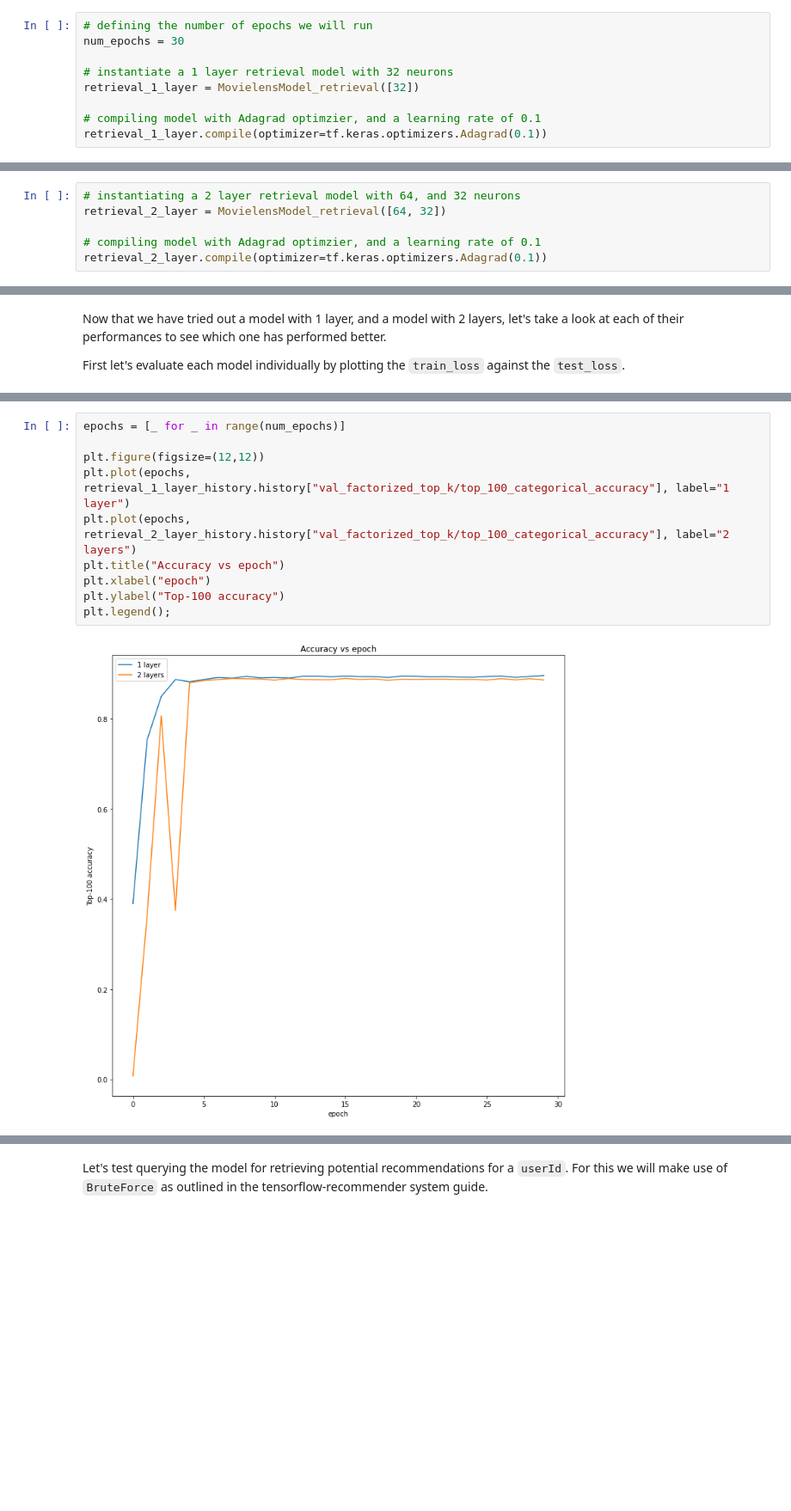
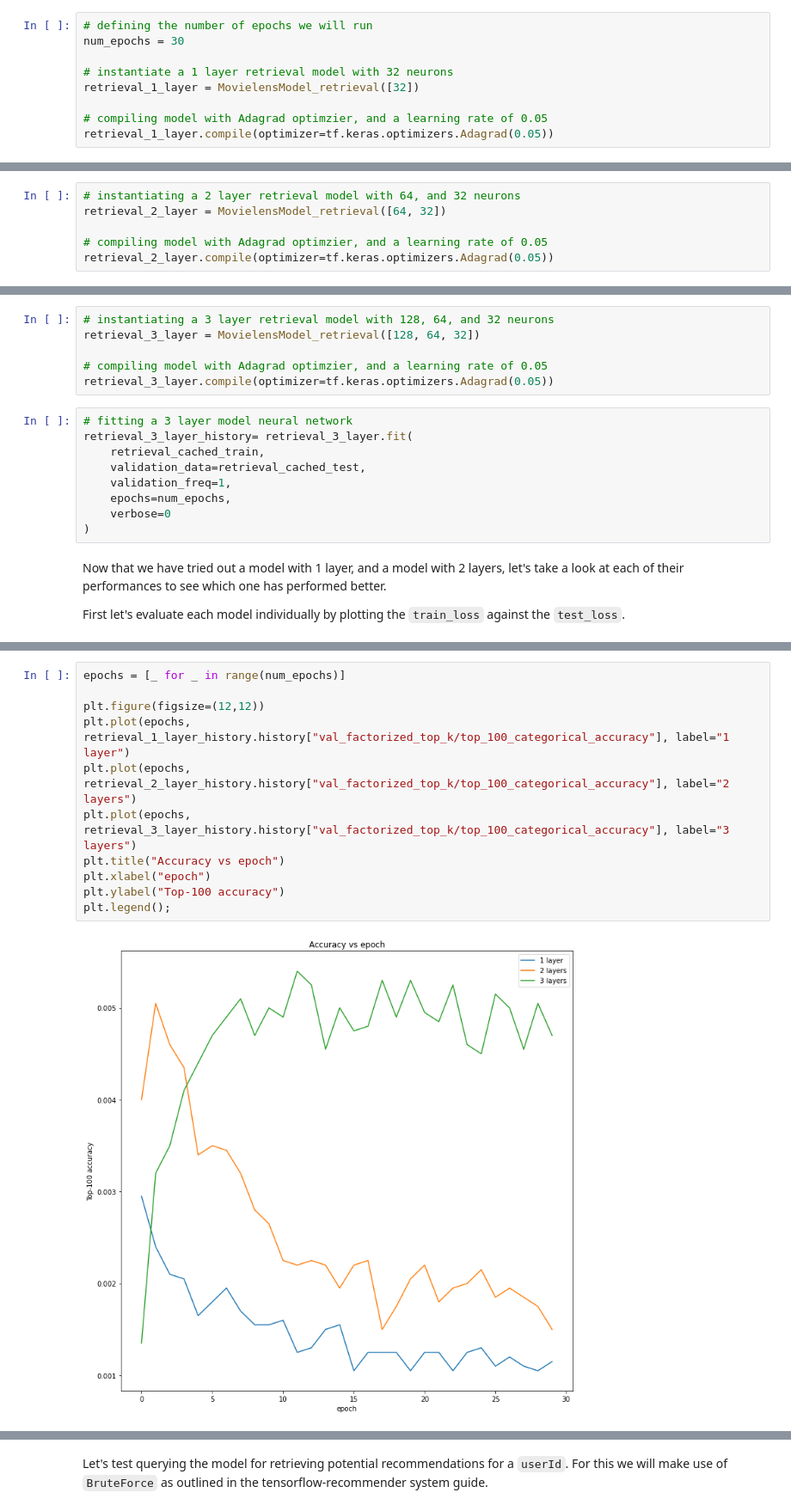
Before and after one commit to sujayjangam/Movie-Recommender-System, a Jupyter notebook: 5_Deep_Learning_Part_2_(Introducing_more_features_and_layers).ipynb, the cells around one changed output, grey strips where cells are left out. Shown: that part at 86% size. Cells and saved outputs as stored; diff of their text form; blank space fills up the shorter version.

```diff
--- a/5_Deep_Learning_Part_2_(Introducing_more_features_and_layers).ipynb
+++ b/5_Deep_Learning_Part_2_(Introducing_more_features_and_layers).ipynb
@@ -486,8 +555,8 @@ num_epochs = 30
 # instantiate a 1 layer retrieval model with 32 neurons
 retrieval_1_layer = MovielensModel_retrieval([32])
 
-# compiling model with Adagrad optimzier, and a learning rate of 0.1
-retrieval_1_layer.compile(optimizer=tf.keras.optimizers.Adagrad(0.1))
+# compiling model with Adagrad optimzier, and a learning rate of 0.05
+retrieval_1_layer.compile(optimizer=tf.keras.optimizers.Adagrad(0.05))
 # %%
 # fitting our model
 retrieval_1_layer_history = retrieval_1_layer.fit(
@@ -501,8 +570,8 @@ retrieval_1_layer_history = retrieval_1_layer.fit(
 # instantiating a 2 layer retrieval model with 64, and 32 neurons
 retrieval_2_layer = MovielensModel_retrieval([64, 32])
 
-# compiling model with Adagrad optimzier, and a learning rate of 0.1
-retrieval_2_layer.compile(optimizer=tf.keras.optimizers.Adagrad(0.1))
+# compiling model with Adagrad optimzier, and a learning rate of 0.05
+retrieval_2_layer.compile(optimizer=tf.keras.optimizers.Adagrad(0.05))
 # %%
 # fitting a 2 layer model neural network
 retrieval_2_layer_history= retrieval_2_layer.fit(
@@ -512,6 +581,21 @@ retrieval_2_layer_history= retrieval_2_layer.fit(
     epochs=num_epochs,
     verbose=0
 )
+# %%
+# instantiating a 3 layer retrieval model with 128, 64, and 32 neurons
+retrieval_3_layer = MovielensModel_retrieval([128, 64, 32])
+
+# compiling model with Adagrad optimzier, and a learning rate of 0.05
+retrieval_3_layer.compile(optimizer=tf.keras.optimizers.Adagrad(0.05))
+# %%
+# fitting a 3 layer model neural network
+retrieval_3_layer_history= retrieval_3_layer.fit(
+    retrieval_cached_train,
+    validation_data=retrieval_cached_test,
+    validation_freq=1,
+    epochs=num_epochs,
+    verbose=0
+)
 # %% [markdown]
 Now that we have tried out a model with 1 layer, and a model with 2 layers, let's take a look at each of their performances to see which one has performed better.
 
@@ -549,12 +609,13 @@ Now let's take a look at which model gave us a better performance.
 # %%
 epochs = [_ for _ in range(num_epochs)]
 
 plt.figure(figsize=(12,12))
 plt.plot(epochs, retrieval_1_layer_history.history["val_factorized_top_k/top_100_categorical_accuracy"], label="1 layer")
 plt.plot(epochs, retrieval_2_layer_history.history["val_factorized_top_k/top_100_categorical_accuracy"], label="2 layers")
+plt.plot(epochs, retrieval_3_layer_history.history["val_factorized_top_k/top_100_categorical_accuracy"], label="3 layers")
 plt.title("Accuracy vs epoch")
 plt.xlabel("epoch")
 plt.ylabel("Top-100 accuracy")
 plt.legend();
 # %% [output]
-[figure, old version]
+[figure, new version]
```
Also changed, not shown: parts of 131 cells of this notebook, 1 other file.
